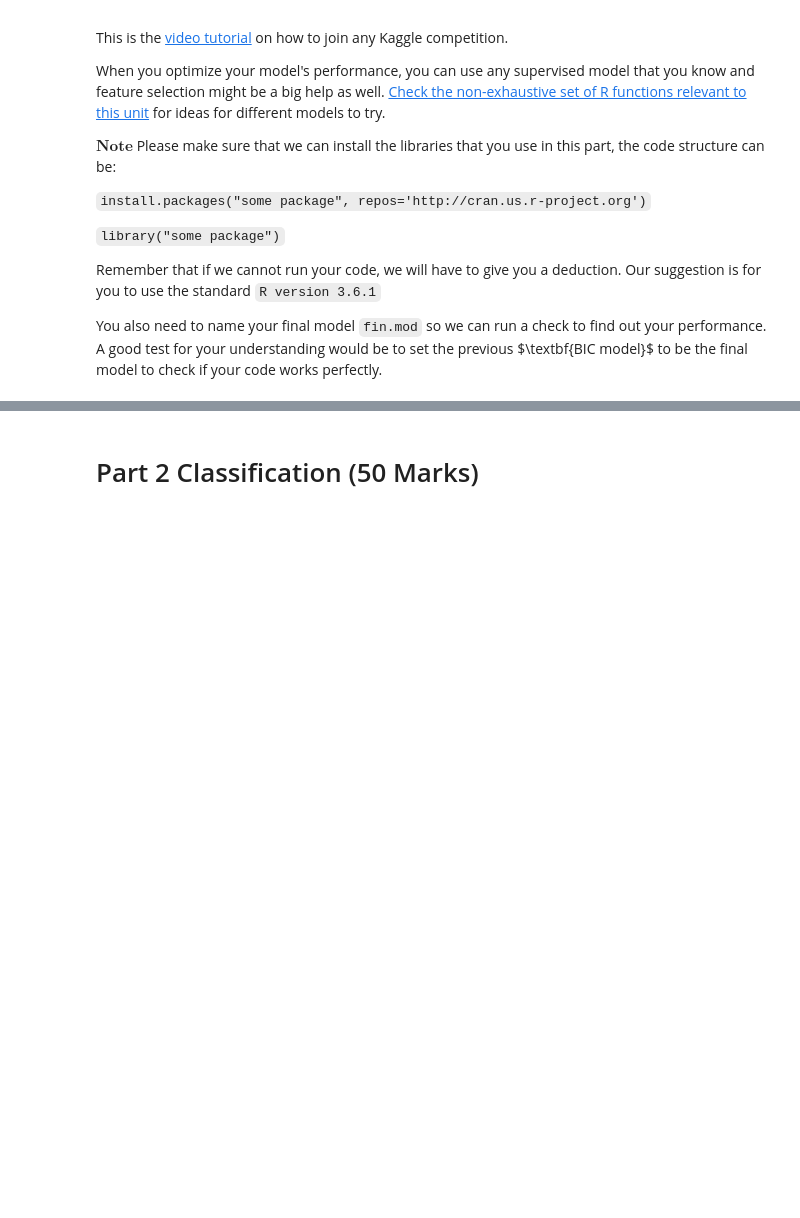
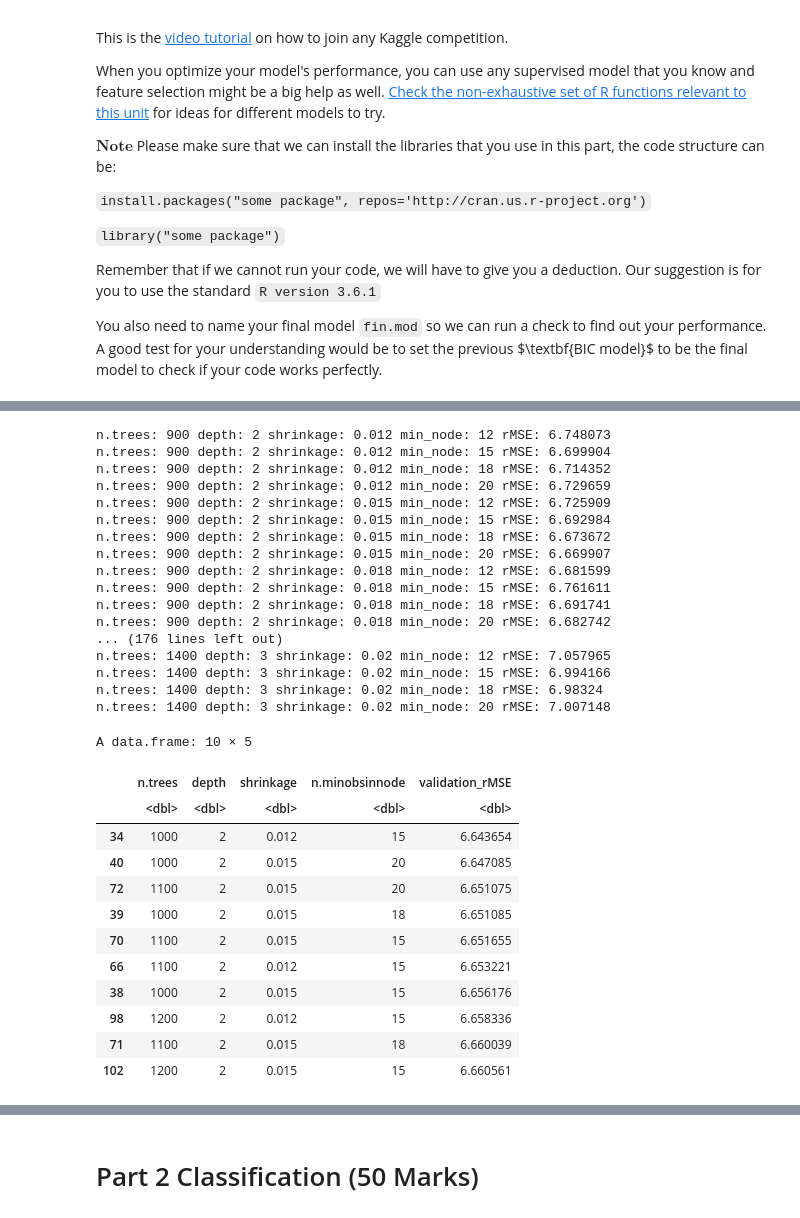
Before and after one commit to zhang-ke-shu/Monash_Project, a Jupyter notebook: 5197_Project/Ass2/FIT5197_FinalAssessment.ipynb, the cells around one changed output, grey strips where cells are left out. Saved outputs shown, nothing was run; the diff lists cells and outputs as text; code cells hidden in the pictures; blank space fills up the shorter version.

```diff
--- a/5197_Project/Ass2/FIT5197_FinalAssessment.ipynb
+++ b/5197_Project/Ass2/FIT5197_FinalAssessment.ipynb
@@ -244,0 +718,80 @@ fin.mod <-
+# %%
+gbm_results3 <- data.frame(
+    n.trees = numeric(),
+    depth = numeric(),
+    shrinkage = numeric(),
+    n.minobsinnode = numeric(),
+    validation_rMSE = numeric()
+)
+
+for (tree_number in c(900,1000,1100,1200,1300,1400)){
+    for (depth_value in c(2,3)){
+        for (shrinkage_value in c(0.012,0.015,0.018,0.02)){
+            for (min_node in c(12,15,18,20)){
+
+                set.seed(1)
+
+                gbm_mod <- gbm(
+                    happiness ~ .,
+                    data = local_train_fe,
+                    distribution = "gaussian",
+                    n.trees = tree_number,
+                    interaction.depth = depth_value,
+                    shrinkage = shrinkage_value,
+                    n.minobsinnode = min_node,
+                    verbose = FALSE
+                )
+
+                gbm_predictions <- predict(gbm_mod, local_test_fe, n.trees = tree_number)
+                gbm_rMSE <- rMSE(gbm_predictions, local_test_fe$happiness)
+
+                gbm_results3 <- rbind(
+                    gbm_results3,
+                    data.frame(
+                        n.trees = tree_number,
+                        depth = depth_value,
+                        shrinkage = shrinkage_value,
+                        n.minobsinnode = min_node,
+                        validation_rMSE = gbm_rMSE
+                    )
+                )
+
+                cat("n.trees:",tree_number,"depth:",depth_value,"shrinkage:",shrinkage_value,"min_node:",min_node,"rMSE:",gbm_rMSE,"\n")
+            }
+        }
+    }
+}
+
+gbm_results3 <- gbm_results3[order(gbm_results3$validation_rMSE),]
+head(gbm_results3,10)
+# %% [output]
+n.trees: 900 depth: 2 shrinkage: 0.012 min_node: 12 rMSE: 6.748073
+n.trees: 900 depth: 2 shrinkage: 0.012 min_node: 15 rMSE: 6.699904
+n.trees: 900 depth: 2 shrinkage: 0.012 min_node: 18 rMSE: 6.714352
+n.trees: 900 depth: 2 shrinkage: 0.012 min_node: 20 rMSE: 6.729659
+n.trees: 900 depth: 2 shrinkage: 0.015 min_node: 12 rMSE: 6.725909
+n.trees: 900 depth: 2 shrinkage: 0.015 min_node: 15 rMSE: 6.692984
+n.trees: 900 depth: 2 shrinkage: 0.015 min_node: 18 rMSE: 6.673672
+n.trees: 900 depth: 2 shrinkage: 0.015 min_node: 20 rMSE: 6.669907
+n.trees: 900 depth: 2 shrinkage: 0.018 min_node: 12 rMSE: 6.681599
+n.trees: 900 depth: 2 shrinkage: 0.018 min_node: 15 rMSE: 6.761611
+n.trees: 900 depth: 2 shrinkage: 0.018 min_node: 18 rMSE: 6.691741
+n.trees: 900 depth: 2 shrinkage: 0.018 min_node: 20 rMSE: 6.682742
+... (176 lines left out)
+n.trees: 1400 depth: 3 shrinkage: 0.02 min_node: 12 rMSE: 7.057965
+n.trees: 1400 depth: 3 shrinkage: 0.02 min_node: 15 rMSE: 6.994166
+n.trees: 1400 depth: 3 shrinkage: 0.02 min_node: 18 rMSE: 6.98324
+n.trees: 1400 depth: 3 shrinkage: 0.02 min_node: 20 rMSE: 7.007148
+A data.frame: 10 × 5
+|  | n.trees | depth | shrinkage | n.minobsinnode | validation_rMSE |
+|  | <dbl> | <dbl> | <dbl> | <dbl> | <dbl> |
+| 34 | 1000 | 2 | 0.012 | 15 | 6.643654 |
+| 40 | 1000 | 2 | 0.015 | 20 | 6.647085 |
+| 72 | 1100 | 2 | 0.015 | 20 | 6.651075 |
+| 39 | 1000 | 2 | 0.015 | 18 | 6.651085 |
+| 70 | 1100 | 2 | 0.015 | 15 | 6.651655 |
+| 66 | 1100 | 2 | 0.012 | 15 | 6.653221 |
+| 38 | 1000 | 2 | 0.015 | 15 | 6.656176 |
+| 98 | 1200 | 2 | 0.012 | 15 | 6.658336 |
+| 71 | 1100 | 2 | 0.015 | 18 | 6.660039 |
+| 102 | 1200 | 2 | 0.015 | 15 | 6.660561 |
```
Also changed, not shown: parts of 26 cells of this notebook, 8 other files.
